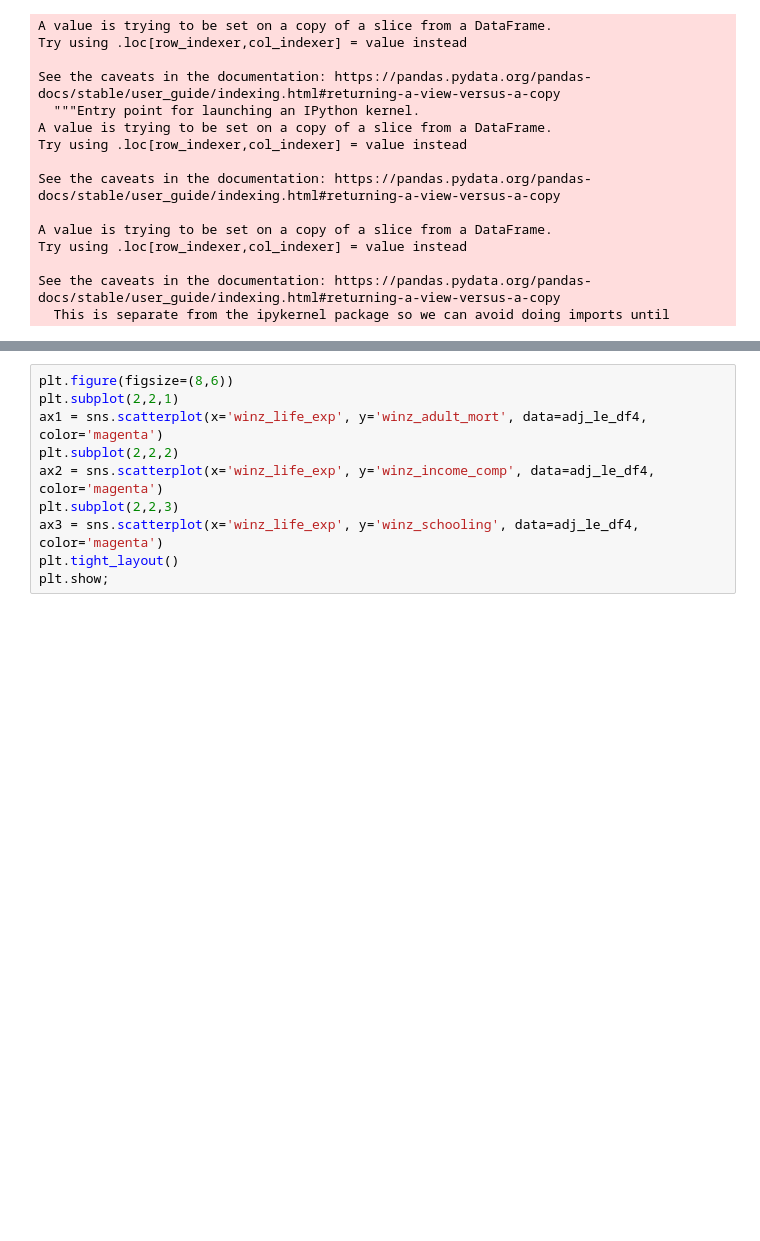
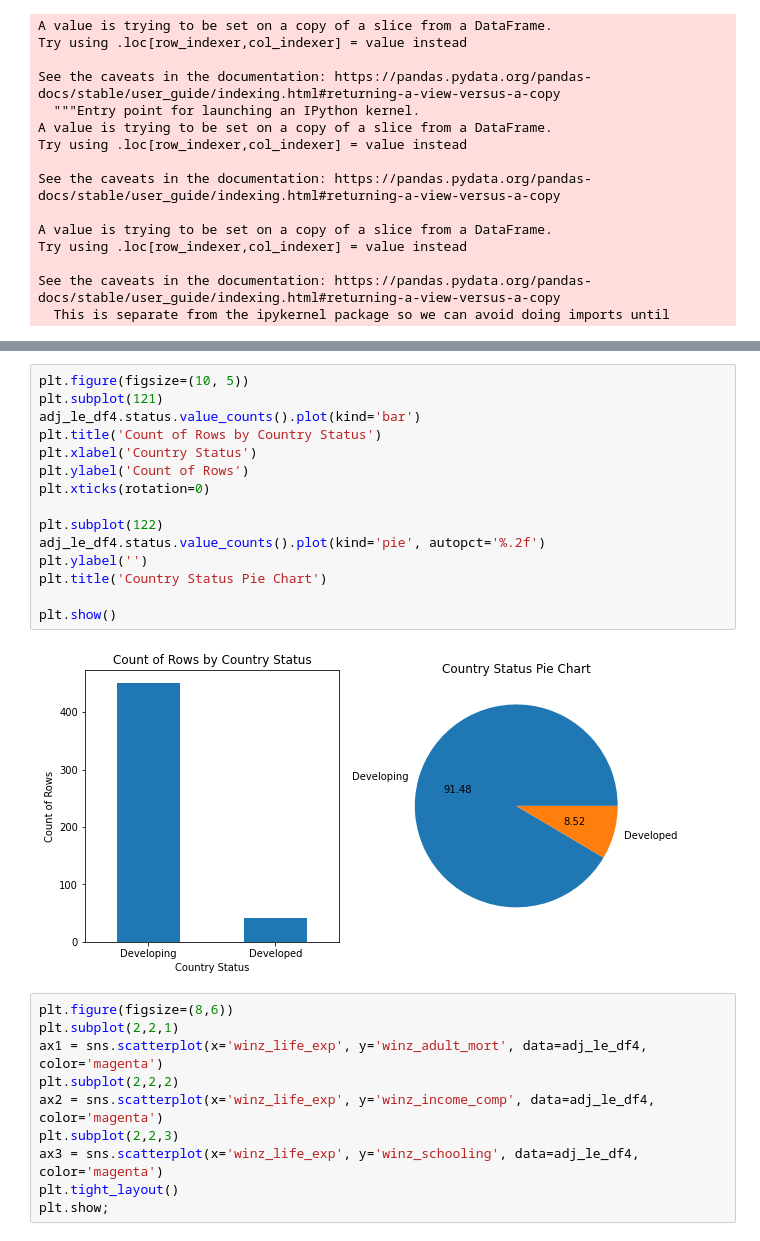
Before and after one commit to glennamaria/Projects, a Jupyter notebook: Untitled7.ipynb, the cells around one changed output, grey strips where cells are left out. Drawn from its saved outputs; the diff is of its cells as text; blank space fills up the shorter version.

```diff
--- a/Untitled7.ipynb
+++ b/Untitled7.ipynb
@@ -312,3 +333,20 @@ sns.heatmap(adj_corr, square=True, annot=True, cmap='viridis');
+# %%
+plt.figure(figsize=(10, 5))
+plt.subplot(121)
+adj_le_df4.status.value_counts().plot(kind='bar')
+plt.title('Count of Rows by Country Status')
+plt.xlabel('Country Status')
+plt.ylabel('Count of Rows')
+plt.xticks(rotation=0)
+
+plt.subplot(122)
+adj_le_df4.status.value_counts().plot(kind='pie', autopct='%.2f')
+plt.ylabel('')
+plt.title('Country Status Pie Chart')
+
+plt.show()
+# %% [output]
+[figure, added]
 # %%
 plt.figure(figsize=(8,6))
 plt.subplot(2,2,1)
```
Also changed, not shown: parts of 13 cells of this notebook.
